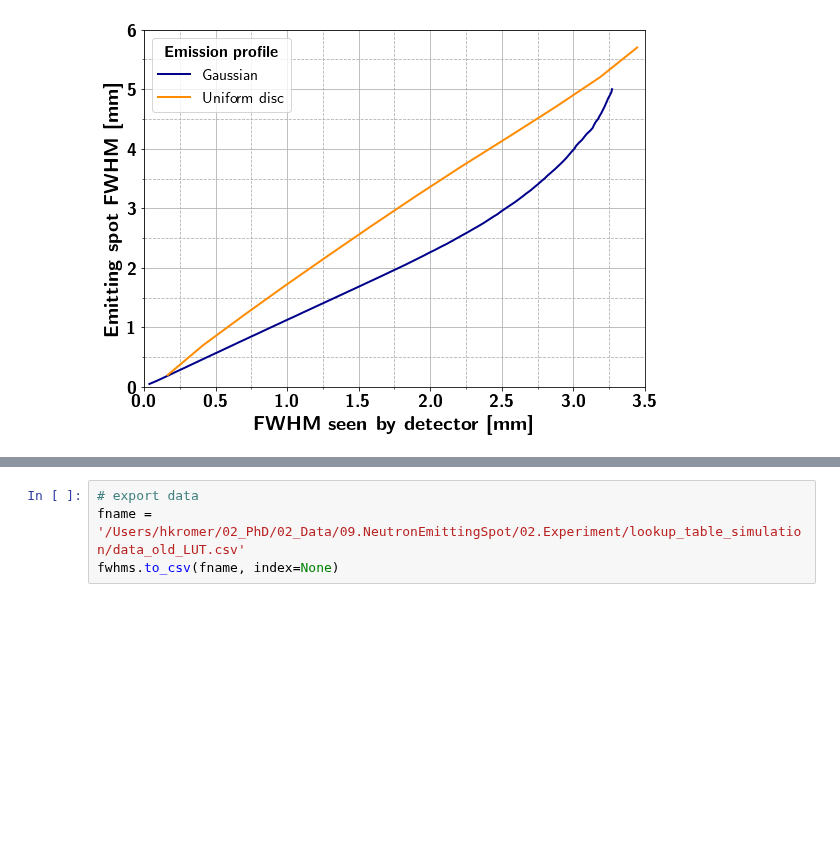
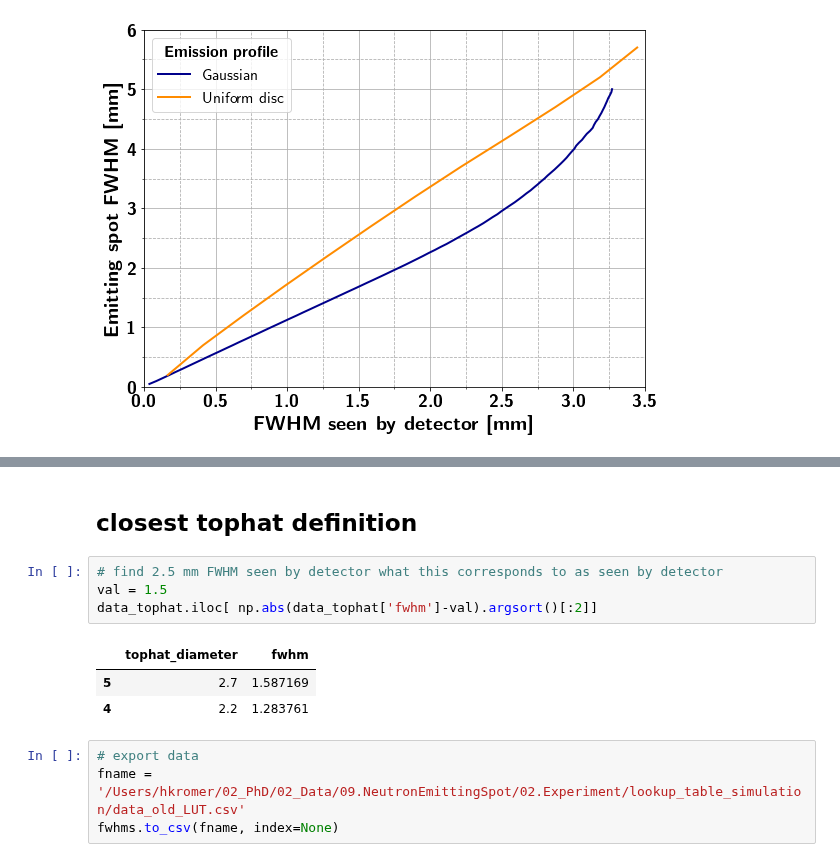
Before and after one commit to kromerh/phd_python, a Jupyter notebook: 04_emitting_spot_size/03.Lookup_table_simulation_MCNP6.ipynb, the cells around one changed output, grey strips where cells are left out. Saved outputs shown, nothing was run; the diff lists cells and outputs as text; blank space fills up the shorter version.

```diff
--- a/04_emitting_spot_size/03.Lookup_table_simulation_MCNP6.ipynb
+++ b/04_emitting_spot_size/03.Lookup_table_simulation_MCNP6.ipynb
@@ -370,3 +380,13 @@ plt.show()
+# %% [markdown]
+## closest tophat definition
+# %%
+# find 2.5 mm FWHM seen by detector what this corresponds to as seen by detector
+val = 1.5
+data_tophat.iloc[ np.abs(data_tophat['fwhm']-val).argsort()[:2]]
+# %% [output]
+|  | tophat_diameter | fwhm |
+| 5 | 2.7 | 1.587169 |
+| 4 | 2.2 | 1.283761 |
 # %%
 # export data
 fname = '/Users/hkromer/02_PhD/02_Data/09.NeutronEmittingSpot/02.Experiment/lookup_table_simulation/data_old_LUT.csv'
```
Also changed, not shown: parts of 2 cells of this notebook, 7 other files.
